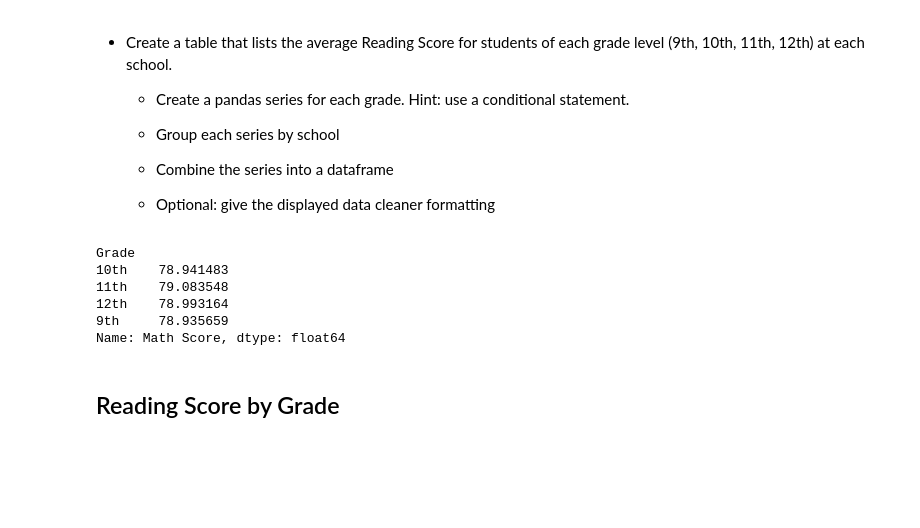
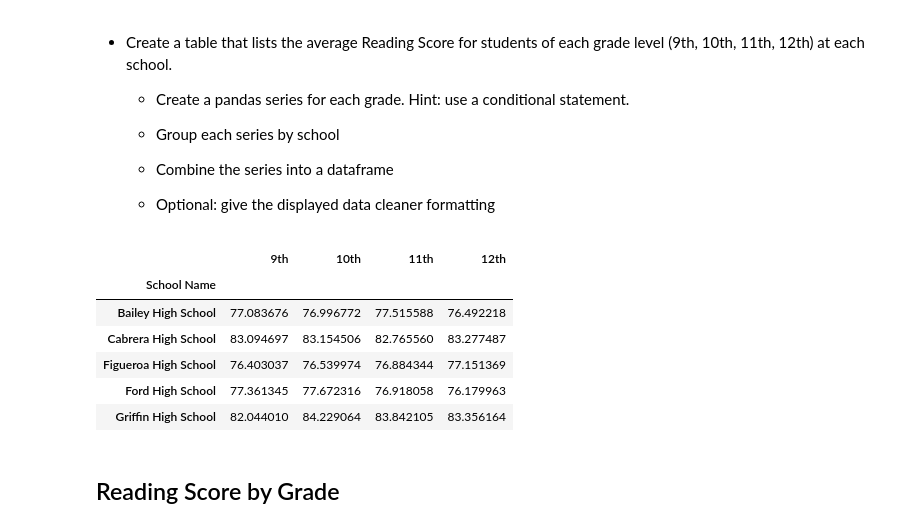
Before and after one commit to Kthomas09/Pandas-Challenge, a Jupyter notebook: PyCitySchools_starter.ipynb, the cells around one changed output. Drawn from its saved outputs; the diff is of its cells as text; code cells hidden in the pictures; blank space fills up the shorter version.

```diff
--- a/PyCitySchools_starter.ipynb
+++ b/PyCitySchools_starter.ipynb
@@ -447,16 +431,28 @@ bottom_five_performing_schools
   * Combine the series into a dataframe
 
   * Optional: give the displayed data cleaner formatting
-# %%
-math_scores_by_grade = renamed_df.groupby(["Grade"]).mean()["Math Score"]
-math_scores_by_grade
-# %% [output]
-Grade
-10th    78.941483
-11th    79.083548
-12th    78.993164
-9th     78.935659
-Name: Math Score, dtype: float64
+# %%
+ninth_grade_math = renamed_df.loc[renamed_df["Grade"]=="9th"].groupby("School Name")["Math Score"].mean()
+tenth_grade_math = renamed_df.loc[renamed_df["Grade"]=="10th"].groupby("School Name")["Math Score"].mean()
+eleventh_grade_math = renamed_df.loc[renamed_df["Grade"]=="11th"].groupby("School Name")["Math Score"].mean()
+twelfth_grade_math = renamed_df.loc[renamed_df["Grade"]=="12th"].groupby("School Name")["Math Score"].mean()
+
+school_math_scores_by_grade = pd.DataFrame({
+    "9th": ninth_grade_math,
+    "10th": tenth_grade_math,
+    "11th": eleventh_grade_math,
+    "12th": twelfth_grade_math
+})
+
+school_math_scores_by_grade.head()
+# %% [output]
+|  | 9th | 10th | 11th | 12th |
+| School Name |  |  |  |  |
+| Bailey High School | 77.083676 | 76.996772 | 77.515588 | 76.492218 |
+| Cabrera High School | 83.094697 | 83.154506 | 82.765560 | 83.277487 |
+| Figueroa High School | 76.403037 | 76.539974 | 76.884344 | 77.151369 |
+| Ford High School | 77.361345 | 77.672316 | 76.918058 | 76.179963 |
+| Griffin High School | 82.044010 | 84.229064 | 83.842105 | 83.356164 |
 # %% [markdown]
 ## Reading Score by Grade
 # %% [markdown]
```
Also changed, not shown: parts of 6 cells of this notebook.
